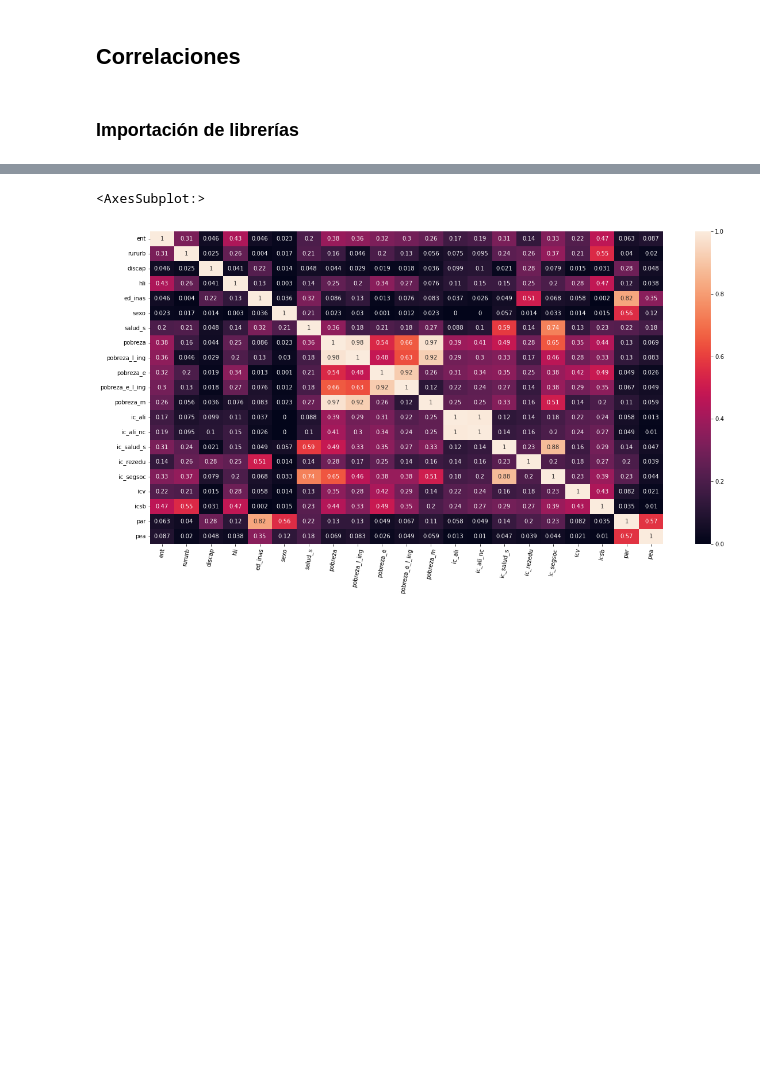
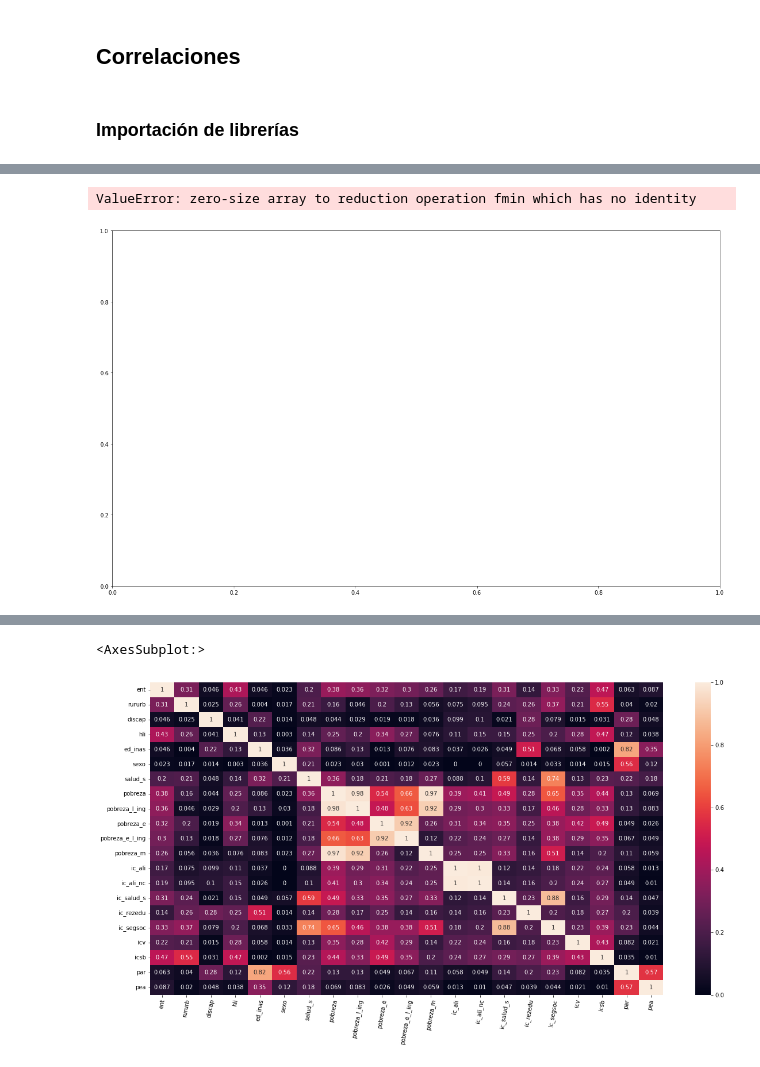
Before and after one commit to Sofia-VA/Proyecto-PAD, a Jupyter notebook: E2/EDA_Multivariado.ipynb, the cells around one changed output, grey strips where cells are left out. Cells and saved outputs as stored; diff of their text form; code cells hidden in the pictures; blank space fills up the shorter version.

```diff
--- a/E2/EDA_Multivariado.ipynb
+++ b/E2/EDA_Multivariado.ipynb
@@ -380 +403,10 @@ plt.show()
+# %%
+corrPearson = df_r2[nominales_dicotomicas].corr(method = 'kendall')
+fig,ax = plt.subplots(figsize=(20, 12))
+sns.heatmap(corrPearson.round(2),annot=True)
+plt.tick_params(axis='x', rotation=45)
+plt.show();
+# %% [output]
+ValueError: zero-size array to reduction operation fmin which has no identity
+[figure, added]
 # %%
```
Also changed, not shown: parts of 32 cells of this notebook, 1 other file.
